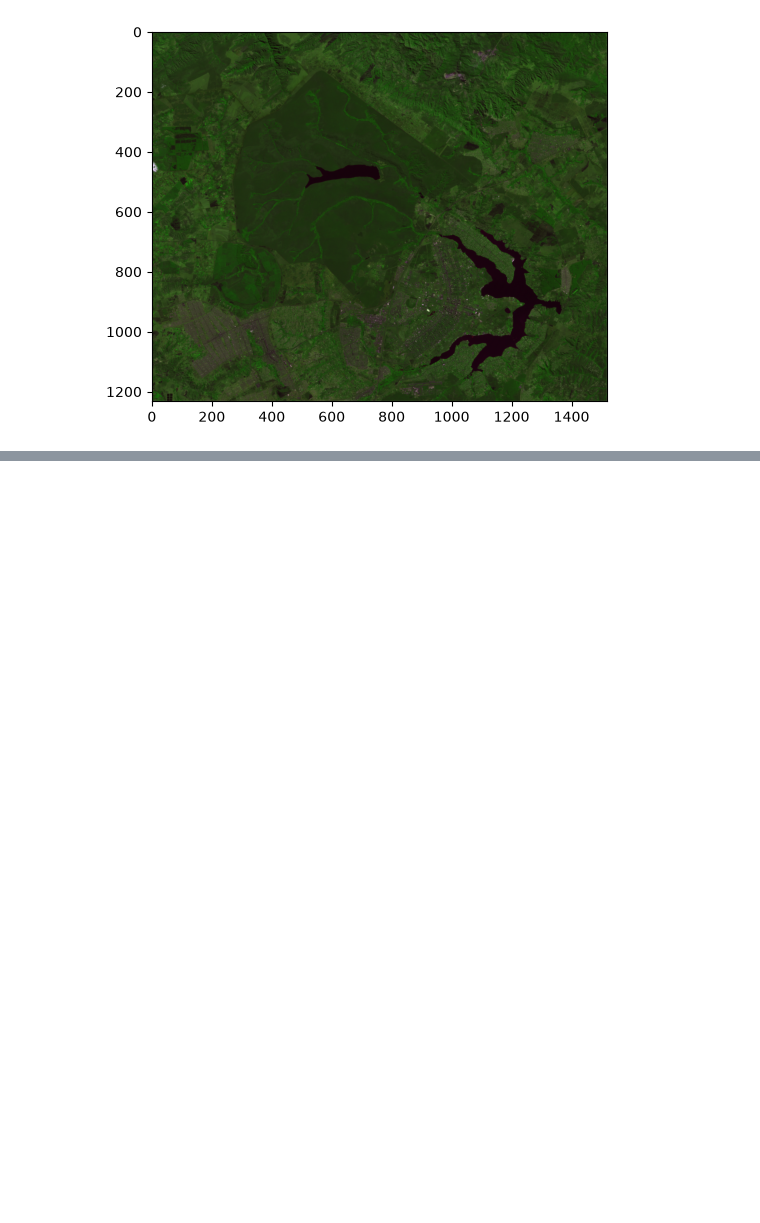
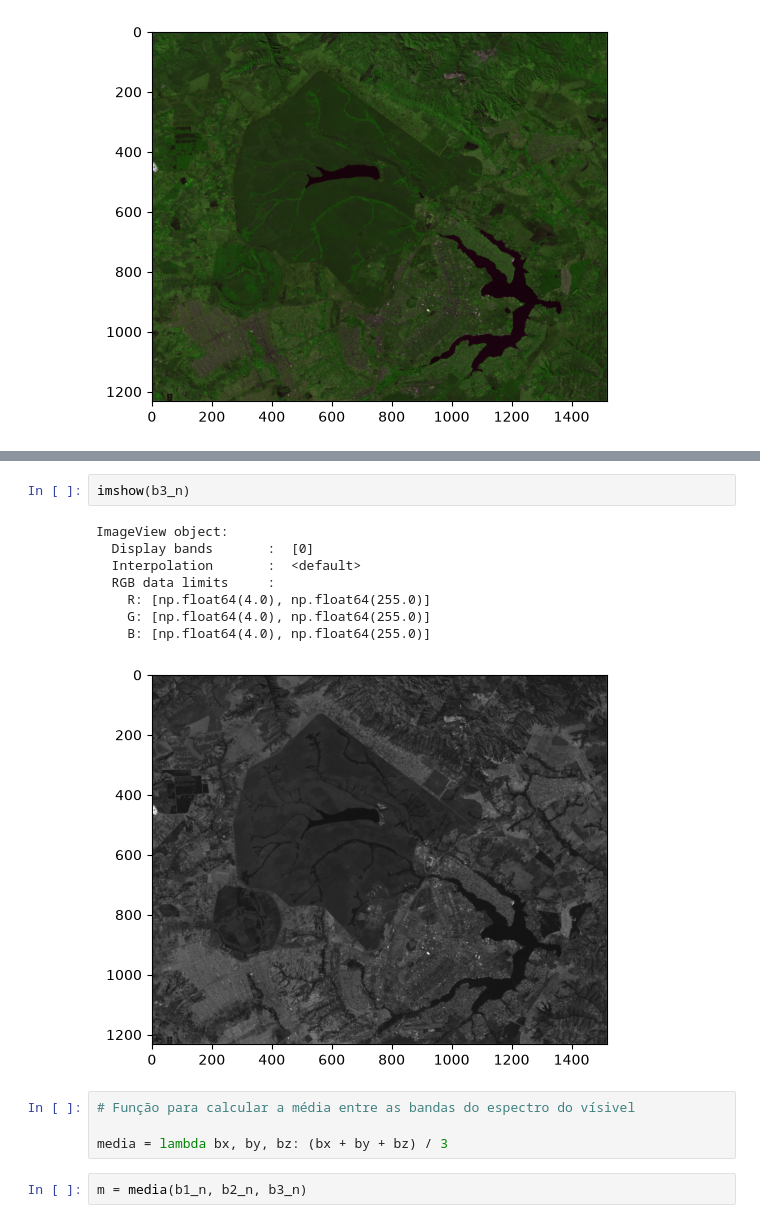
Before and after one commit to wanderam/PDIPy_wam, a Jupyter notebook: modulo2.ipynb, the cells around one changed output, grey strips where cells are left out. Drawn from its saved outputs; the diff is of its cells as text; blank space fills up the shorter version.

```diff
--- a/modulo2.ipynb
+++ b/modulo2.ipynb
@@ -371,0 +411,17 @@ Sensoriamento remoto
+# %%
+imshow(b3_n)
+# %% [output]
+ImageView object:
+  Display bands       :  [0]
+  Interpolation       :  <default>
+  RGB data limits     :
+    R: [np.float64(4.0), np.float64(255.0)]
+    G: [np.float64(4.0), np.float64(255.0)]
+    B: [np.float64(4.0), np.float64(255.0)]
+[figure, added]
+# %%
+# Função para calcular a média entre as bandas do espectro do vísivel
+
+media = lambda bx, by, bz: (bx + by + bz) / 3
+# %%
+m = media(b1_n, b2_n, b3_n)
```
Also changed, not shown: parts of 14 cells of this notebook.
